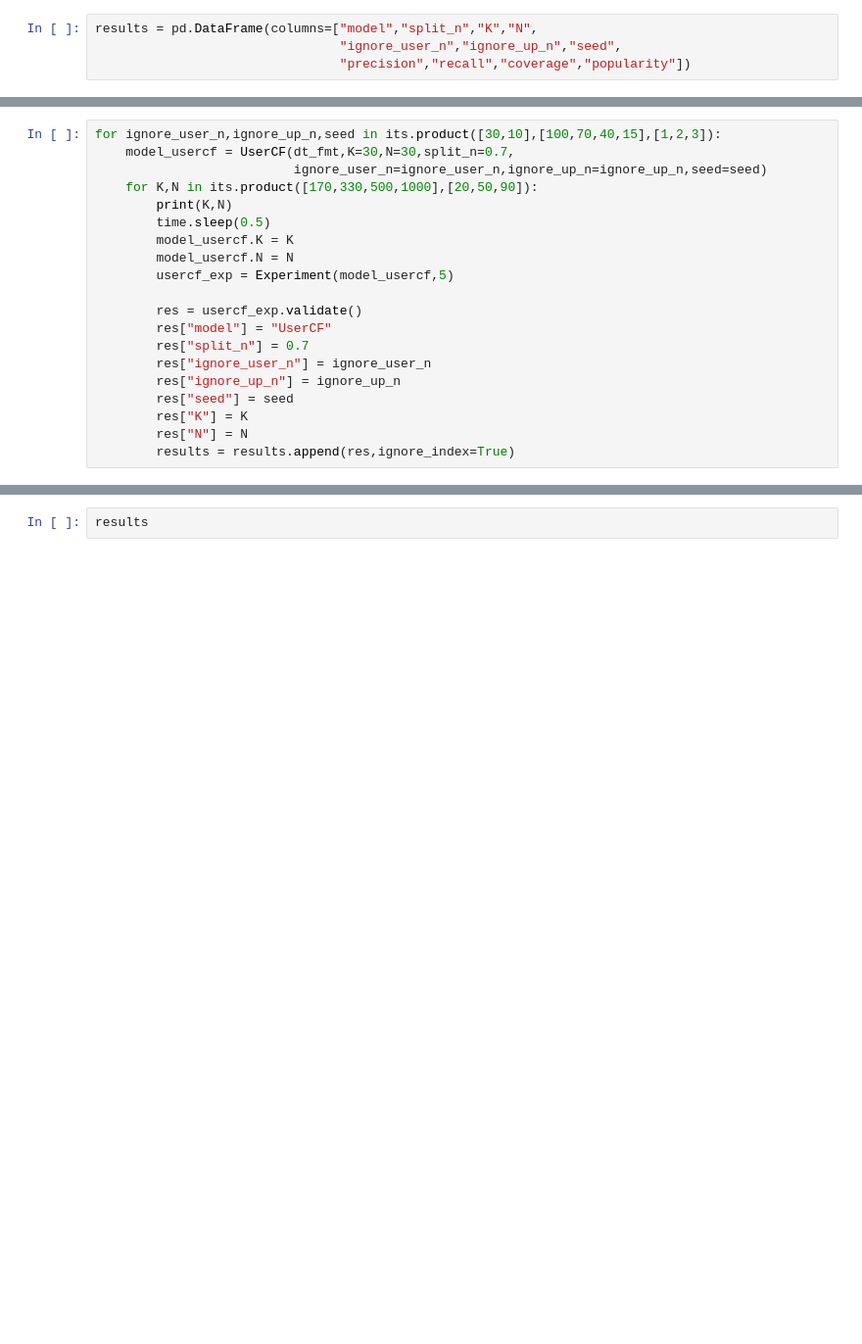
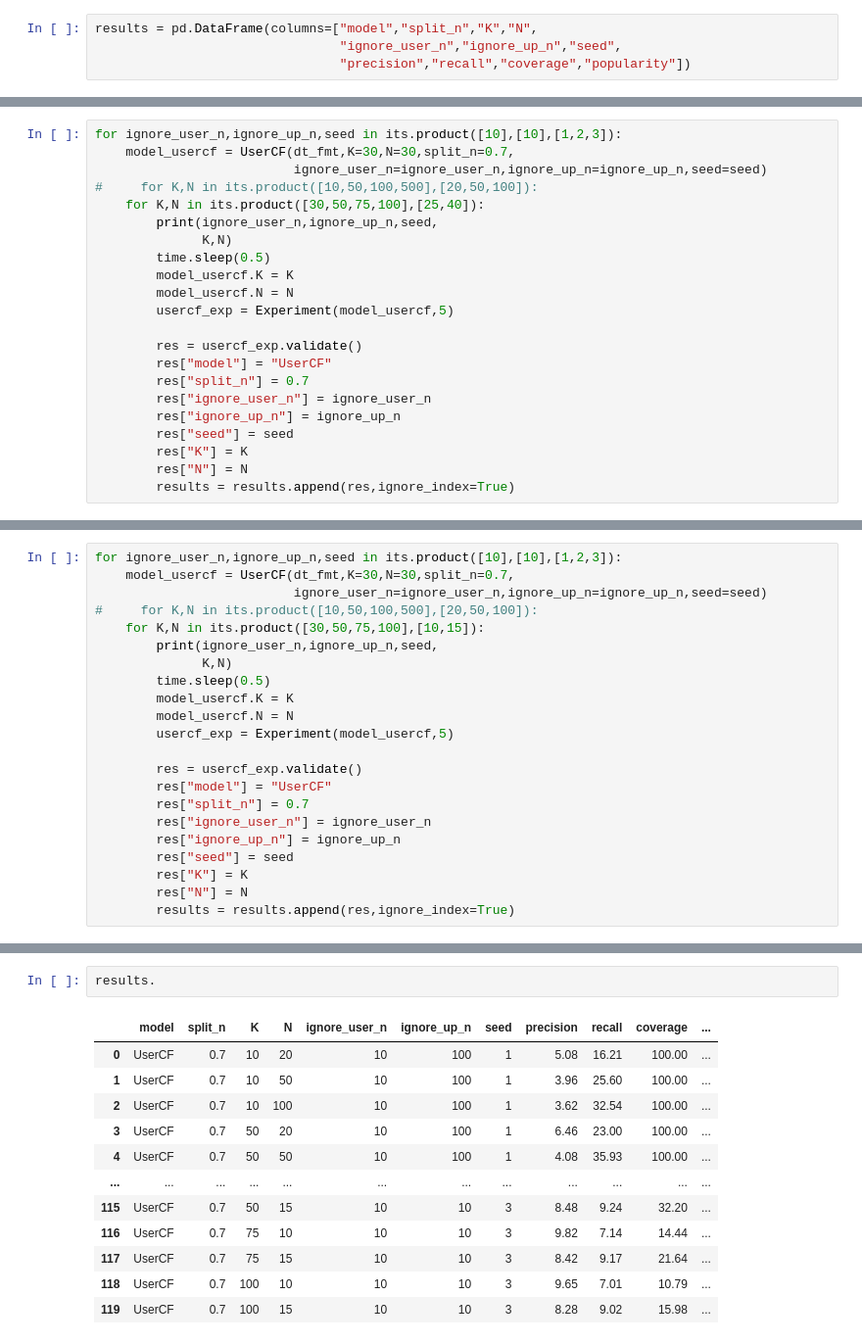
Before and after one commit to And370/Bilibili-Analyst, a Jupyter notebook: RecommendationSystem/source/Format.ipynb, the cells around one changed output, grey strips where cells are left out. Shown at 98% size. Saved outputs shown, nothing was run; the diff lists cells and outputs as text; blank space fills up the shorter version.

```diff
--- a/RecommendationSystem/source/Format.ipynb
+++ b/RecommendationSystem/source/Format.ipynb
@@ -308,9 +355,11 @@ EvaluationMetrics: {'precision': 4.64, 'recall': 38.03, 'coverage': 100.0, 'popu
 # %%
-for ignore_user_n,ignore_up_n,seed in its.product([30,10],[100,70,40,15],[1,2,3]):
+for ignore_user_n,ignore_up_n,seed in its.product([10],[10],[1,2,3]):
     model_usercf = UserCF(dt_fmt,K=30,N=30,split_n=0.7,
                           ignore_user_n=ignore_user_n,ignore_up_n=ignore_up_n,seed=seed)
-    for K,N in its.product([170,330,500,1000],[20,50,90]):
-        print(K,N)
+#     for K,N in its.product([10,50,100,500],[20,50,100]):
+    for K,N in its.product([30,50,75,100],[25,40]):
+        print(ignore_user_n,ignore_up_n,seed,
+              K,N)
         time.sleep(0.5)
         model_usercf.K = K
         model_usercf.N = N
@@ -335,0 +402,22 @@ dt_fmt[dt_fmt.user==384565347]
+# %%
+for ignore_user_n,ignore_up_n,seed in its.product([10],[10],[1,2,3]):
+    model_usercf = UserCF(dt_fmt,K=30,N=30,split_n=0.7,
+                          ignore_user_n=ignore_user_n,ignore_up_n=ignore_up_n,seed=seed)
+#     for K,N in its.product([10,50,100,500],[20,50,100]):
+    for K,N in its.product([30,50,75,100],[10,15]):
+        print(ignore_user_n,ignore_up_n,seed,
+              K,N)
+        time.sleep(0.5)
+        model_usercf.K = K
+        model_usercf.N = N
+        usercf_exp = Experiment(model_usercf,5)
+
+        res = usercf_exp.validate()
+        res["model"] = "UserCF"
+        res["split_n"] = 0.7
+        res["ignore_user_n"] = ignore_user_n
+        res["ignore_up_n"] = ignore_up_n
+        res["seed"] = seed
+        res["K"] = K
+        res["N"] = N
+        results = results.append(res,ignore_index=True)
@@ -336,2 +451,15 @@ dt_fmt[dt_fmt.user==384565347]
 # %%
-results
+results.
+# %% [output]
+|  | model | split_n | K | N | ignore_user_n | ignore_up_n | seed | precision | recall | coverage | ... |
+| 0 | UserCF | 0.7 | 10 | 20 | 10 | 100 | 1 | 5.08 | 16.21 | 100.00 | ... |
+| 1 | UserCF | 0.7 | 10 | 50 | 10 | 100 | 1 | 3.96 | 25.60 | 100.00 | ... |
+| 2 | UserCF | 0.7 | 10 | 100 | 10 | 100 | 1 | 3.62 | 32.54 | 100.00 | ... |
+| 3 | UserCF | 0.7 | 50 | 20 | 10 | 100 | 1 | 6.46 | 23.00 | 100.00 | ... |
+| 4 | UserCF | 0.7 | 50 | 50 | 10 | 100 | 1 | 4.08 | 35.93 | 100.00 | ... |
+| ... | ... | ... | ... | ... | ... | ... | ... | ... | ... | ... | ... |
+| 115 | UserCF | 0.7 | 50 | 15 | 10 | 10 | 3 | 8.48 | 9.24 | 32.20 | ... |
+| 116 | UserCF | 0.7 | 75 | 10 | 10 | 10 | 3 | 9.82 | 7.14 | 14.44 | ... |
+| 117 | UserCF | 0.7 | 75 | 15 | 10 | 10 | 3 | 8.42 | 9.17 | 21.64 | ... |
+| 118 | UserCF | 0.7 | 100 | 10 | 10 | 10 | 3 | 9.65 | 7.01 | 10.79 | ... |
+| 119 | UserCF | 0.7 | 100 | 15 | 10 | 10 | 3 | 8.28 | 9.02 | 15.98 | ... |
```
Also changed, not shown: parts of 14 cells of this notebook, 1 other file.
